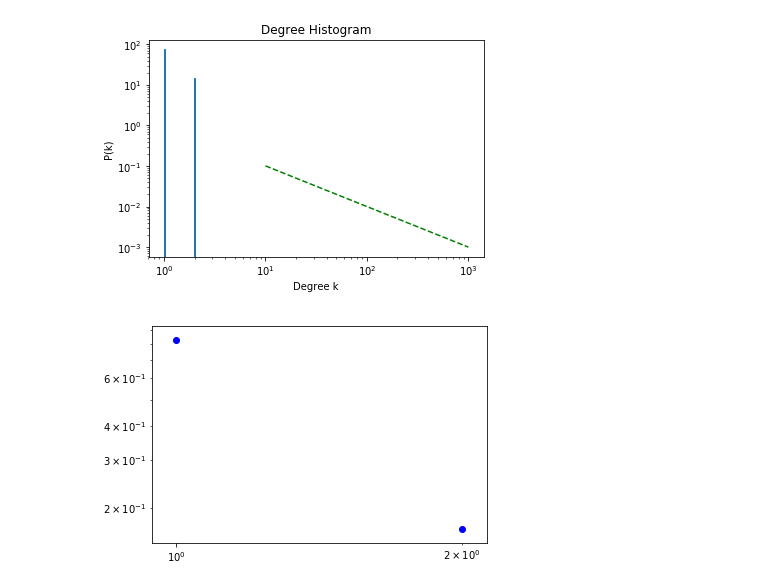
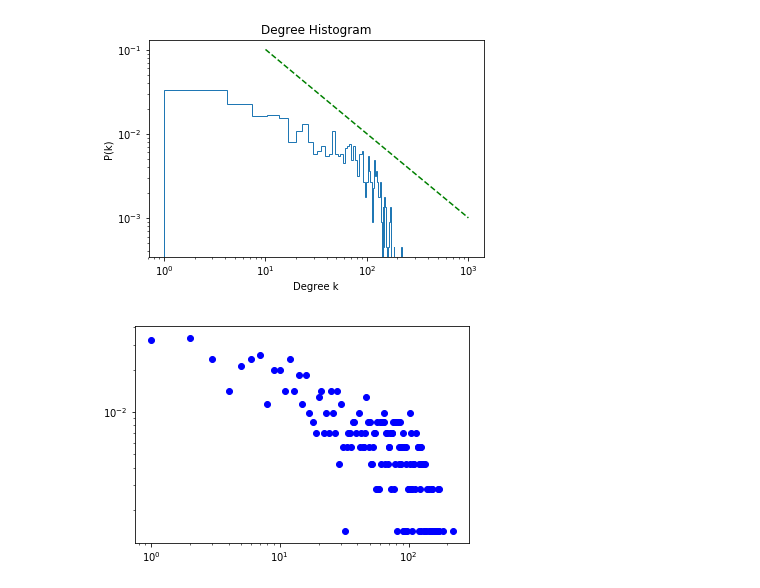
Before and after one commit to fvalle1/master_thesis, a Jupyter notebook: Network.ipynb, the cells around one changed output. Drawn from its saved outputs; the diff is of its cells as text; code cells hidden in the pictures.

```diff
--- a/Network.ipynb
+++ b/Network.ipynb
@@ -22,7 +22,7 @@ G=nx.Graph()
 # %%
 for edge in df.loc[:,:].values:
     #G.add_weighted_edges_from([(edge[0],edge[1],edge[2])])
-    if edge[2] > 0.3:
+    if edge[2] > 0.01:
         G.add_node(edge[0])
         G.add_node(edge[1])
         G.add_edge(edge[0],edge[1])
@@ -58,17 +56,17 @@ plt.savefig("graph.png")
 degree_sequence = [d for n, d in G.degree()]  # degree sequence
 # %%
 fig = plt.figure()
-plt.hist(degree_sequence, density=True, histtype='step', bins=90)
+counts, bin_edges, _ = plt.hist(degree_sequence, density=True, histtype='step', bins=70)
 x=np.logspace(1, 3)
 plt.plot(x, 1./(x-0.1), 'g--')
 plt.xscale('log')
 plt.yscale('log')
 plt.title("Degree Histogram")
 plt.ylabel("P(k)")
 plt.xlabel("Degree k")
 plt.show()
 # %% [output]
-[figure, old version]
+[figure, new version]
 # %%
 degree_sequence = sorted([d for n, d in G.degree()], reverse=True)  # degree sequence
 #print "Degree sequence", degree_sequence
@@ -84,4 +82,4 @@ x=np.arange(1, np.max(degree_sequence))
 plt.show()
 fig.savefig("degree_distribution.png")
 # %% [output]
-[figure, old version]
+[figure, new version]
```
Also changed, not shown: parts of 11 cells of this notebook, 13 other files.
